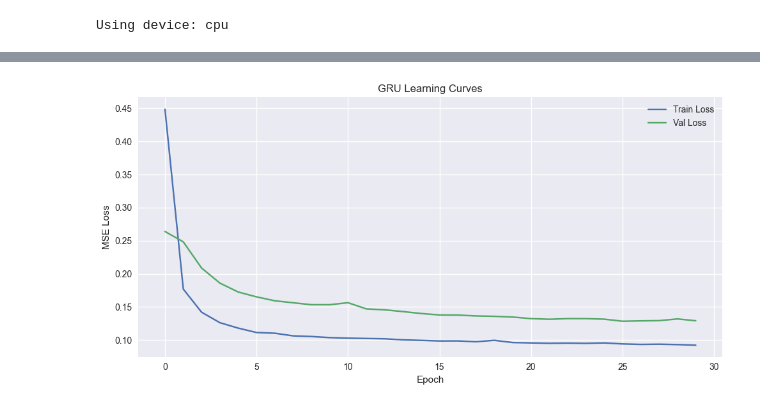
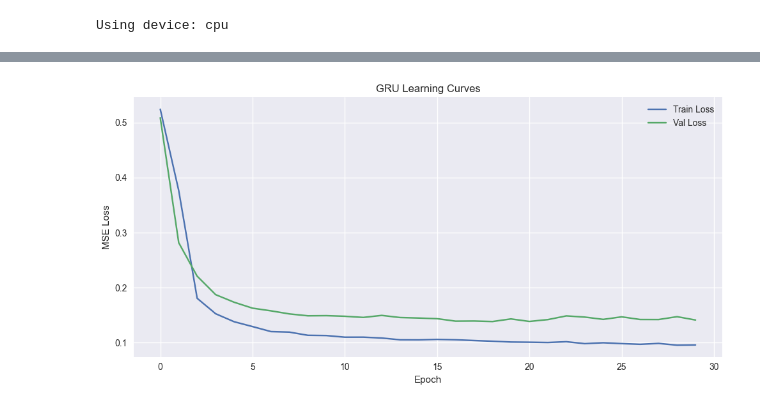
Before and after one commit to daririr/aie-group-3, a Jupyter notebook: homeworks/HW12/HW12.ipynb, the cells around one changed output, grey strips where cells are left out. Cells and saved outputs as stored; diff of their text form; code cells hidden in the pictures.

```diff
--- a/homeworks/HW12/HW12.ipynb
+++ b/homeworks/HW12/HW12.ipynb
@@ -244,0 +144,19 @@ Batch X shape: torch.Size([64, 24, 8]), Batch y shape: torch.Size([64])
+# %%
+# Инициализация скалера
+scaler_features = StandardScaler()
+scaler_target = StandardScaler()
+
+# Явное обучение (fit) ТОЛЬКО на тренировочных данных
+scaler_features.fit(X_train)
+scaler_target.fit(y_train.reshape(-1, 1))
+
+# Явное применение (transform) на валидации и тесте
+X_train_scaled = scaler_features.transform(X_train)
+X_val_scaled = scaler_features.transform(X_val)
+X_test_scaled = scaler_features.transform(X_test)
+
+y_train_scaled = scaler_target.transform(y_train.reshape(-1, 1)).flatten()
+y_val_scaled = scaler_target.transform(y_val.reshape(-1, 1)).flatten()
+y_test_scaled = scaler_target.transform(y_test.reshape(-1, 1)).flatten()
+
+print("Scaling completed: fit on train, transform on val/test.")
@@ -245,4 +194,29 @@ Batch X shape: torch.Size([64, 24, 8]), Batch y shape: torch.Size([64])
 # %%
+class TimeSeriesDataset(Dataset):
+    def __init__(self, X, y, window_size):
+        self.X = X
+        self.y = y
+        self.window_size = window_size
+
+    def __len__(self):
+        return len(self.X) - self.window_size
+
+    def __getitem__(self, idx):
+        x = self.X[idx : idx + self.window_size]
+        y_val = self.y[idx + self.window_size]
+        return torch.FloatTensor(x), torch.FloatTensor([y_val]).squeeze()
+
+WINDOW_SIZE = 7 # Используем 7, чтобы соответствовать окну rolling
+BATCH_SIZE = 64
+
+train_dataset = TimeSeriesDataset(X_train_scaled, y_train_scaled, WINDOW_SIZE)
+val_dataset = TimeSeriesDataset(X_val_scaled, y_val_scaled, WINDOW_SIZE)
+test_dataset = TimeSeriesDataset(X_test_scaled, y_test_scaled, WINDOW_SIZE)
+
+train_loader = DataLoader(train_dataset, batch_size=BATCH_SIZE, shuffle=False)
+val_loader = DataLoader(val_dataset, batch_size=BATCH_SIZE, shuffle=False)
+test_loader = DataLoader(test_dataset, batch_size=BATCH_SIZE, shuffle=False)
+
 class GRUForecaster(nn.Module):
     def __init__(self, input_size, hidden_size=48, num_layers=2, dropout=0.1):
         super().__init__()
@@ -252,16 +226,13 @@ class GRUForecaster(nn.Module):
 
     def forward(self, x):
         out, h_n = self.gru(x)
-        # Берем последнее скрытое состояние последнего слоя
         last_hidden = h_n[-1]
-        # Возвращаем размерность [batch_size], чтобы совпадало с y
         return self.fc(last_hidden).squeeze(-1)
 
-# Гиперпараметры
 INPUT_SIZE = X_train_scaled.shape[1]
 HIDDEN_SIZE = 48
 NUM_LAYERS = 2
-LEARNING_RATE = 1e-3
+LEARNING_RATE = 0.001
 EPOCHS = 30
 
 model_gru = GRUForecaster(INPUT_SIZE, HIDDEN_SIZE, NUM_LAYERS).to(device)
@@ -274,21 +245,17 @@ history = {'train_loss': [], 'val_loss': []}
 
 print("Training GRU...")
 for epoch in range(EPOCHS):
-    # Train
     model_gru.train()
     train_losses = []
     for X_batch, y_batch in train_loader:
         X_batch, y_batch = X_batch.to(device), y_batch.to(device)
-
         optimizer.zero_grad()
         output = model_gru(X_batch)
-        # Теперь размеры output и y_batch совпадают ([64] и [64])
         loss = criterion(output, y_batch)
         loss.backward()
         optimizer.step()
         train_losses.append(loss.item())
 
-    # Validate
     model_gru.eval()
     val_losses = []
     with torch.no_grad():
@@ -300,7 +267,6 @@ for epoch in range(EPOCHS):
 
     avg_train = np.mean(train_losses)
     avg_val = np.mean(val_losses)
-
     history['train_loss'].append(avg_train)
     history['val_loss'].append(avg_val)
 
@@ -308,13 +274,11 @@ for epoch in range(EPOCHS):
         best_val_loss = avg_val
         best_model_state = model_gru.state_dict().copy()
 
-    if (epoch + 1) % 5 == 0:
-        print(f"Epoch {epoch+1}/{EPOCHS}, Train Loss: {avg_train:.6f}, Val Loss: {avg_val:.6f}")
+    if (epoch + 1) % 10 == 0:
+        print(f"Epoch {epoch+1}/{EPOCHS}, Val Loss: {avg_val:.6f}")
 
-# Восстанавливаем лучшую модель
 model_gru.load_state_dict(best_model_state)
 torch.save(best_model_state, "artifacts/best_gru.pt")
-print("Best model saved to artifacts/best_gru.pt")
 
 # График обучения
 plt.figure(figsize=(10, 5))
@@ -339,2 +299,2 @@ Best model saved to artifacts/best_gru.pt
-[figure, old version]
+[figure, new version]
 # %%
```
Also changed, not shown: parts of 13 cells of this notebook, 7 other files.
